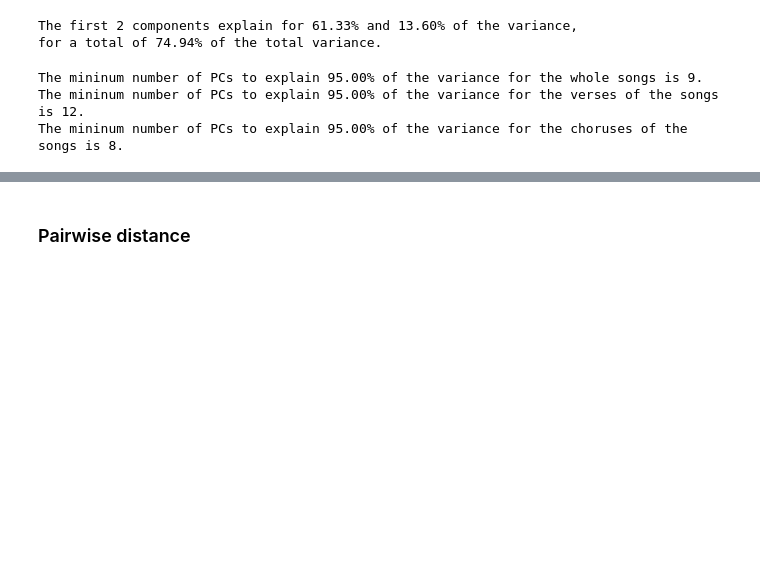
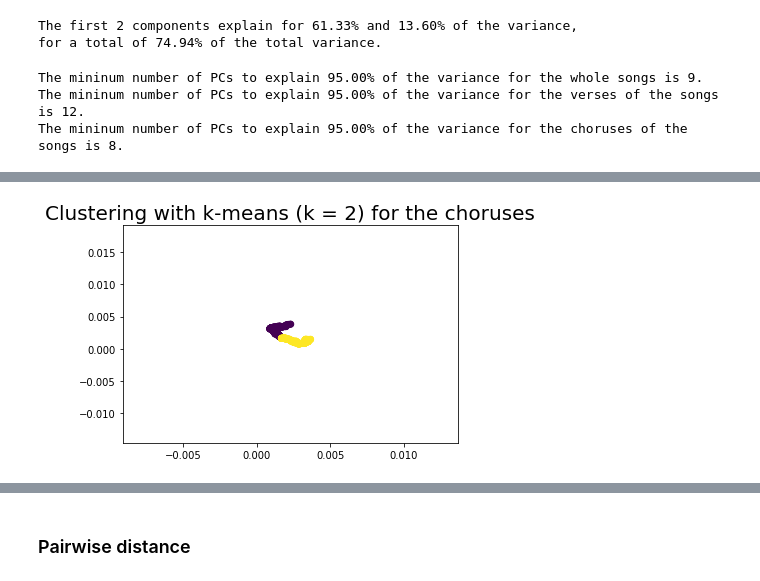
Before and after one commit to GiacomoAlliata/DigitalMusicologyProject, a Jupyter notebook: data_preprocessing.ipynb, the cells around one changed output, grey strips where cells are left out. Cells and saved outputs as stored; diff of their text form; code cells hidden in the pictures; blank space fills up the shorter version.

```diff
--- a/data_preprocessing.ipynb
+++ b/data_preprocessing.ipynb
@@ -1255,0 +1267,4 @@ The mininum number of PCs to explain 95.00% of the variance for the choruses of
+# %%
+ClusteringVisualization_KMeans(df_bow_chorus.loc[:, features].values, 'Clustering with k-means (k = 2) for the choruses')
+# %% [output]
+[figure, added]
```
Also changed, not shown: parts of 12 cells of this notebook.
